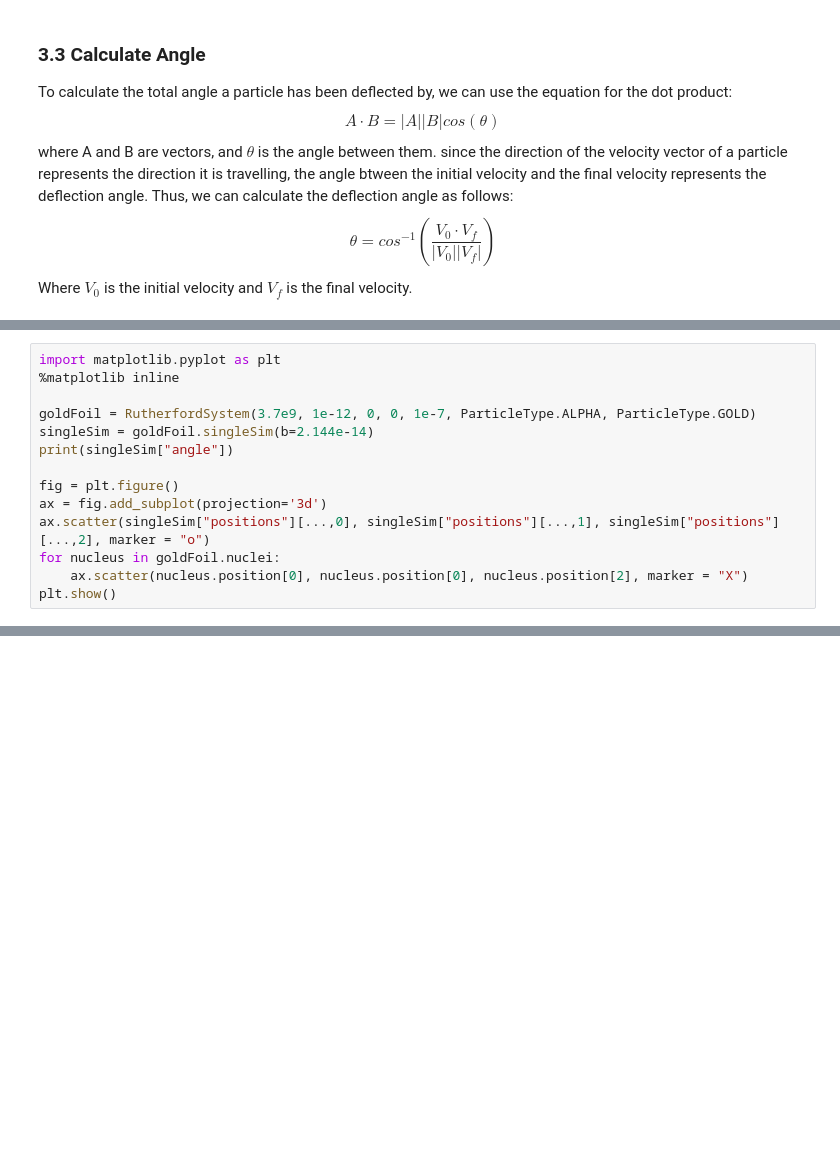
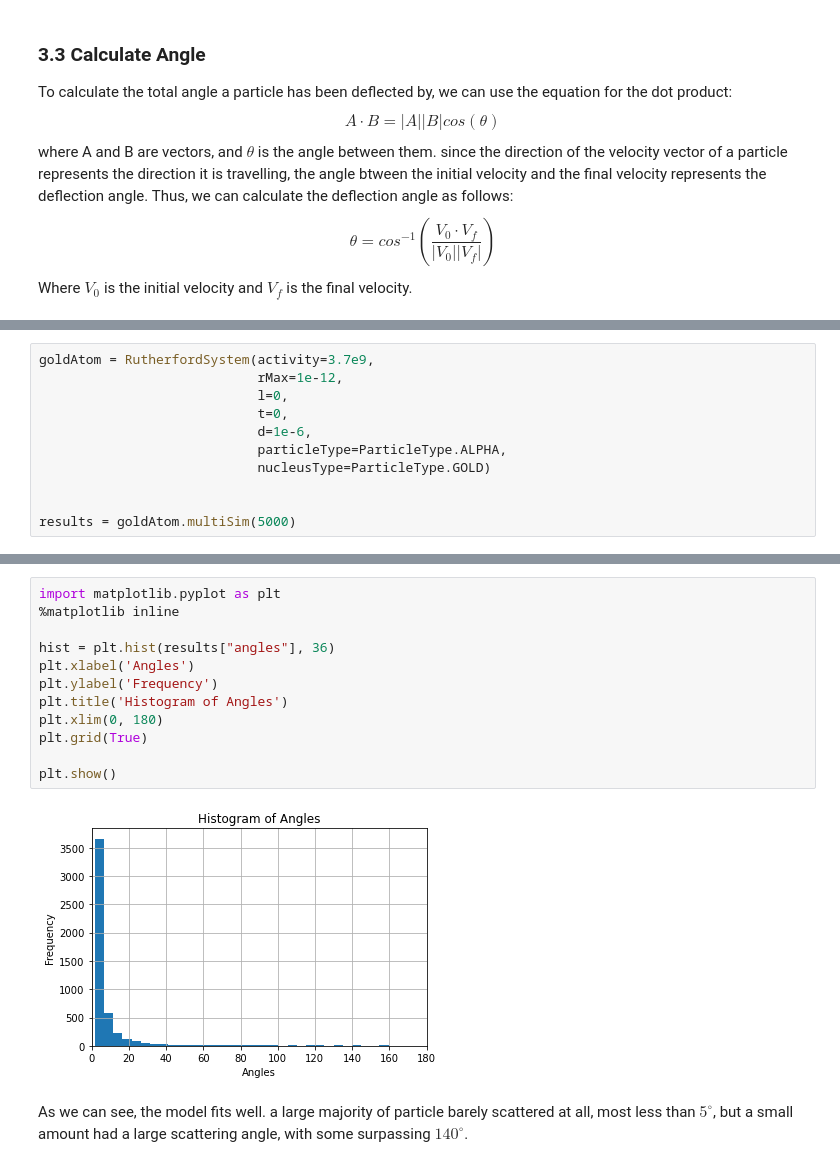
Before and after one commit to freddien03/Simulating-Rutherford-Scattering, a Jupyter notebook: Simulating-Rutherford-Scattering.ipynb, the cells around one changed output, grey strips where cells are left out. Cells and saved outputs as stored; diff of their text form; blank space fills up the shorter version.

```diff
--- a/Simulating-Rutherford-Scattering.ipynb
+++ b/Simulating-Rutherford-Scattering.ipynb
@@ -553,14 +164,0 @@ plt.show()
-# %%
-import matplotlib.pyplot as plt
-%matplotlib inline
-
-goldFoil = RutherfordSystem(3.7e9, 1e-12, 0, 0, 1e-7, ParticleType.ALPHA, ParticleType.GOLD)
-singleSim = goldFoil.singleSim(b=2.144e-14)
-print(singleSim["angle"])
-
-fig = plt.figure()
-ax = fig.add_subplot(projection='3d')
-ax.scatter(singleSim["positions"][...,0], singleSim["positions"][...,1], singleSim["positions"][...,2], marker = "o")
-for nucleus in goldFoil.nuclei:
-    ax.scatter(nucleus.position[0], nucleus.position[0], nucleus.position[2], marker = "X")
-plt.show()
@@ -589,0 +601,11 @@ plt.show()
+# %%
+goldAtom = RutherfordSystem(activity=3.7e9,
+                            rMax=1e-12,
+                            l=0,
+                            t=0,
+                            d=1e-6,
+                            particleType=ParticleType.ALPHA,
+                            nucleusType=ParticleType.GOLD)
+
+
+results = goldAtom.multiSim(5000)
@@ -589,0 +618,16 @@ plt.show()
+# %%
+import matplotlib.pyplot as plt
+%matplotlib inline
+
+hist = plt.hist(results["angles"], 36)
+plt.xlabel('Angles')
+plt.ylabel('Frequency')
+plt.title('Histogram of Angles')
+plt.xlim(0, 180)
+plt.grid(True)
+
+plt.show()
+# %% [output]
+[figure, added]
+# %% [markdown]
+As we can see, the model fits well. a large majority of particle barely scattered at all, most less than $5^{\circ}$, but a small amount had a large scattering angle, with some surpassing $140^{\circ}$.
```
Also changed, not shown: parts of 80 cells of this notebook, 14 other files.
